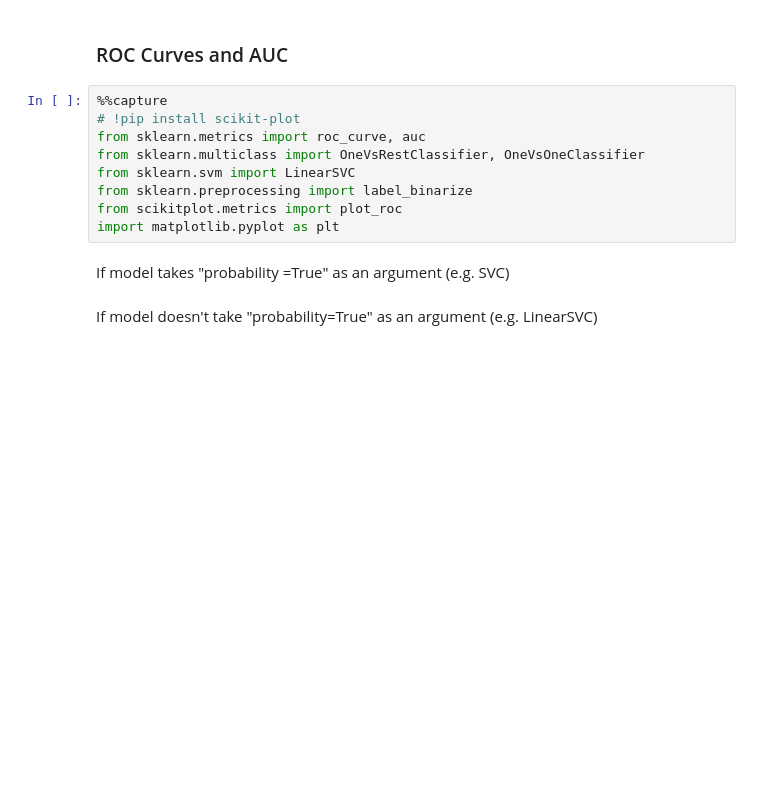
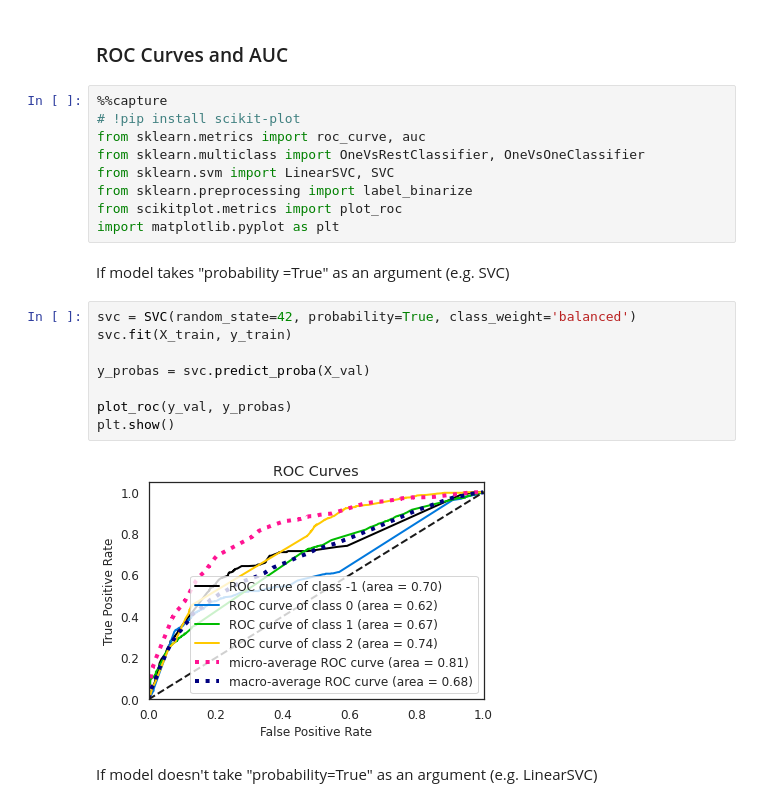
Before and after one commit to Lizette95/Team_RM5_ClassificationPredict_Notebook, a Jupyter notebook: Team_RM5_ClassificationNotebook.ipynb, the cells around one changed output. Drawn from its saved outputs; the diff is of its cells as text; blank space fills up the shorter version.

Commit message:
Added code for ROC_AUC score for both when model accepts and doesn't accept "Probability = True" argument

```diff
--- a/Team_RM5_ClassificationNotebook.ipynb
+++ b/Team_RM5_ClassificationNotebook.ipynb
@@ -794,12 +794,22 @@ plt.show()
 # !pip install scikit-plot
 from sklearn.metrics import roc_curve, auc
 from sklearn.multiclass import OneVsRestClassifier, OneVsOneClassifier
-from sklearn.svm import LinearSVC
+from sklearn.svm import LinearSVC, SVC
 from sklearn.preprocessing import label_binarize
 from scikitplot.metrics import plot_roc
 import matplotlib.pyplot as plt
 # %% [markdown]
 If model takes "probability =True" as an argument (e.g. SVC)
+# %%
+svc = SVC(random_state=42, probability=True, class_weight='balanced')
+svc.fit(X_train, y_train)
+
+y_probas = svc.predict_proba(X_val)
+
+plot_roc(y_val, y_probas)
+plt.show()
+# %% [output]
+[figure, added]
 # %% [markdown]
 If model doesn't take "probability=True" as an argument (e.g. LinearSVC)
 # %%
```
